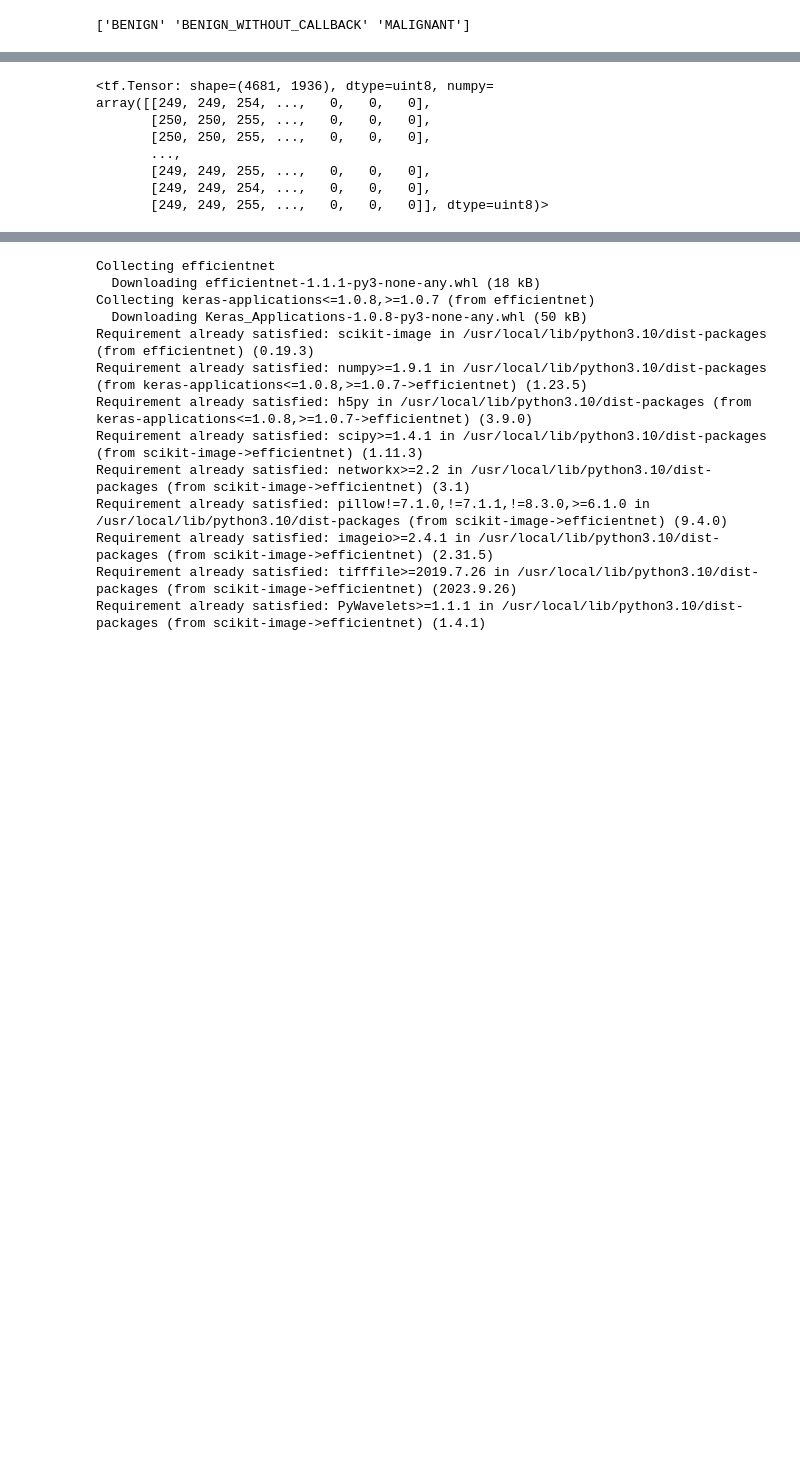
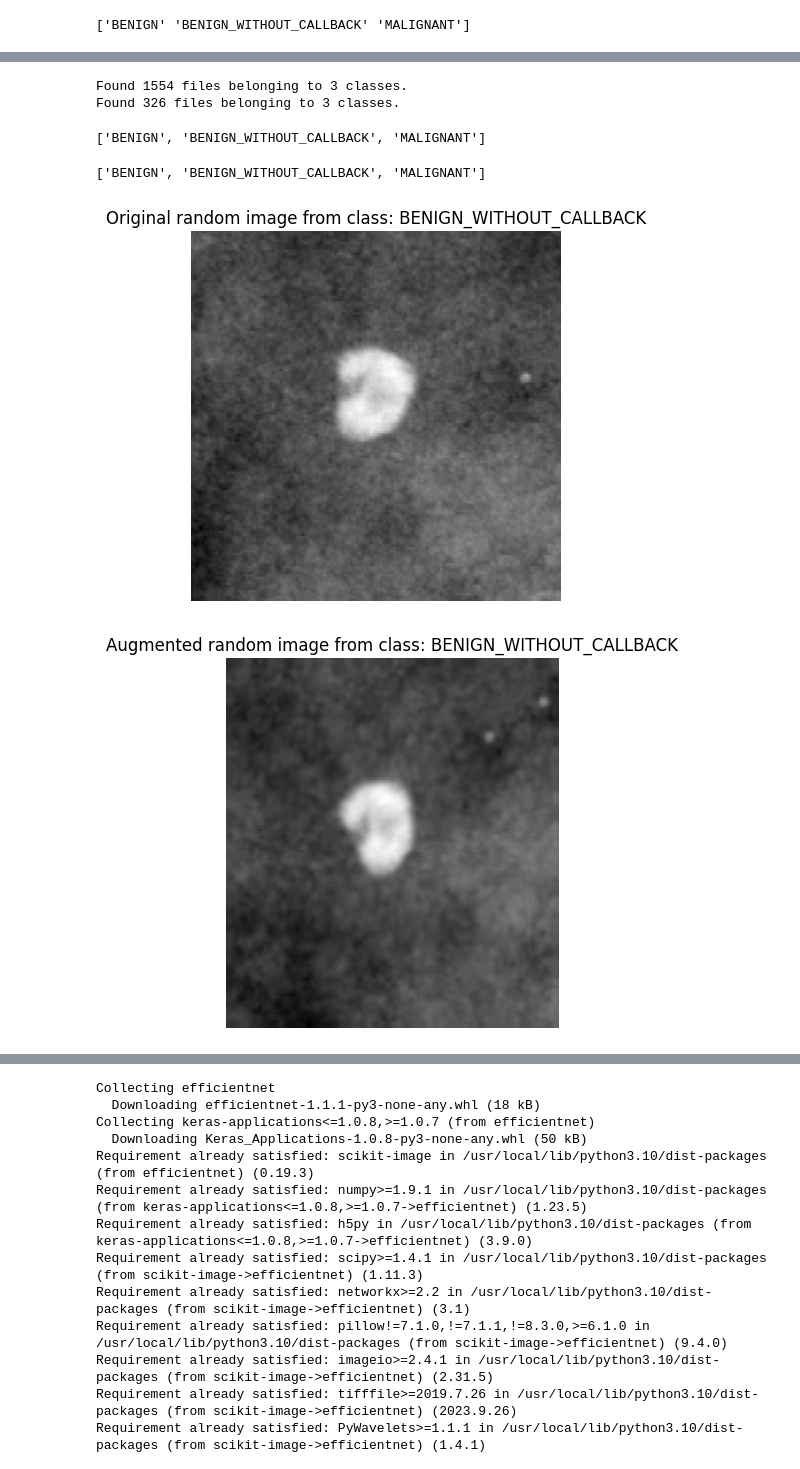
Before and after one commit to NestorBaptista/Project4_Breast_Cancer_Classification, a Jupyter notebook: Breast_cancer_classification.ipynb, the cells around one changed output, grey strips where cells are left out. Drawn from its saved outputs; the diff is of its cells as text; code cells hidden in the pictures; blank space fills up the shorter version.

```diff
--- a/Breast_cancer_classification.ipynb
+++ b/Breast_cancer_classification.ipynb
@@ -69,11 +92,24 @@ Current img shape = (5056, 2806)
 # %%
-tf.constant(curr_img)
+# tf.constant(curr_img)
-# %% [output]
-<tf.Tensor: shape=(4681, 1936), dtype=uint8, numpy=
-array([[249, 249, 254, ...,   0,   0,   0],
-       [250, 250, 255, ...,   0,   0,   0],
-       [250, 250, 255, ...,   0,   0,   0],
-       ...,
-       [249, 249, 255, ...,   0,   0,   0],
-       [249, 249, 254, ...,   0,   0,   0],
-       [249, 249, 255, ...,   0,   0,   0]], dtype=uint8)>
+# %%
+# Data preprocessing for transfer learning
+IMG_SIZE = (200, 200) # define image size
+train_data = tf.keras.preprocessing.image_dataset_from_directory(directory = training_set_path,
+                                                                            image_size=IMG_SIZE,
+                                                                            label_mode="categorical", # what type are the labels?
+                                                                            batch_size=32) # batch_size is 32 by default, this is generally a good number
+test_data = tf.keras.preprocessing.image_dataset_from_directory(directory = test_set_path,
+                                                                           image_size=IMG_SIZE,
+                                                                           label_mode="categorical")
+# %% [output]
+Found 1554 files belonging to 3 classes.
+Found 326 files belonging to 3 classes.
+# %%
+# Check out the class names of our dataset
+train_data.class_names
+# %% [output]
+['BENIGN', 'BENIGN_WITHOUT_CALLBACK', 'MALIGNANT']
+# %%
+test_data.class_names
+# %% [output]
+['BENIGN', 'BENIGN_WITHOUT_CALLBACK', 'MALIGNANT']
@@ -79,0 +120,35 @@ array([[249, 249, 254, ...,   0,   0,   0],
+# %%
+from tensorflow.keras import layers
+data_augmentation = keras.Sequential([
+  layers.RandomFlip("horizontal"),
+  layers.RandomRotation(0.1),
+  layers.RandomHeight(0.1),
+  layers.RandomWidth(0.1),
+  layers.RandomZoom(0.1),
+  # preprocessing.Rescaling(1./255) # keep for ResNet50V2, remove for EfficientNetV2B0
+], name ="data_augmentation")
+
+# View a random image
+target_class = random.choice(train_data.class_names) # choose a random class
+target_dir = training_set_path+ "/" + target_class # create the target directory
+random_image = random.choice(os.listdir(target_dir)) # choose a random image from target directory
+random_image_path = target_dir + "/" + random_image # create the choosen random image path
+img = mpimg.imread(random_image_path) # read in the chosen target image
+plt.imshow(img,cmap='gray') # plot the target image
+# plt.imshow(img) # plot the target image
+plt.title(f"Original random image from class: {target_class}")
+plt.axis(False); # turn off the axes
+
+# Add a channel dimension to the grayscale image
+img = img[..., tf.newaxis]
+
+# Augment the image
+augmented_img = data_augmentation(tf.expand_dims(img, axis=0)) # data augmentation model requires shape (None, height, width, 3)
+plt.figure()
+plt.imshow(tf.squeeze(augmented_img)/255., cmap='gray') # requires normalization after augmentation
+# plt.imshow(tf.squeeze(augmented_img)/255.)
+plt.title(f"Augmented random image from class: {target_class}")
+plt.axis(False);
+# %% [output]
+[figure, added]
+[figure, added]
```
Also changed, not shown: parts of 42 cells of this notebook.
